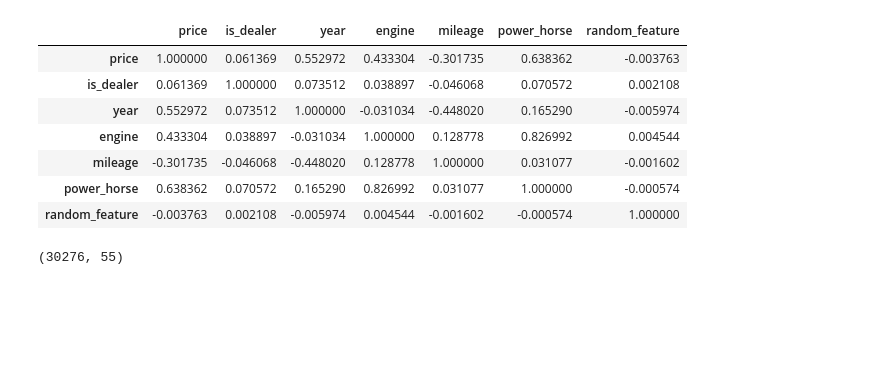
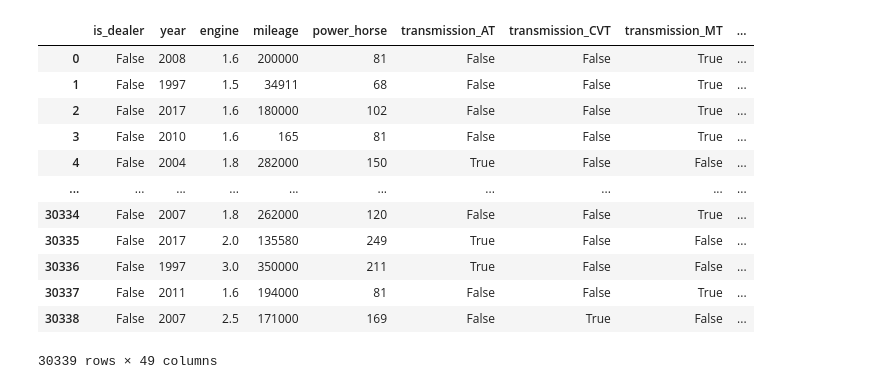
Before and after one commit to butuzovzeleboba/AutoInsight, a Jupyter notebook: Notebooks/feature_selection.ipynb, the cells around one changed output. Drawn from its saved outputs; the diff is of its cells as text; code cells hidden in the pictures; blank space fills up the shorter version.

```diff
--- a/Notebooks/feature_selection.ipynb
+++ b/Notebooks/feature_selection.ipynb
@@ -11,16 +9,9 @@ df_ml = pd.read_csv('../data/ml_data.csv')
+# %%
+df_train = pd.read_csv('../data/train_data.csv')
+df_test = pd.read_csv('../data/test_data.csv')
 # %%
-df_ml['random_feature'] = np.random.standard_normal(len(df_ml))
+df_train['random_feature'] = np.random.standard_normal(len(df_train))
+df_test['random_feature'] = np.random.standard_normal(len(df_test))
-# %%
-df_ml.corr(numeric_only=True)
-# %% [output]
-|  | price | is_dealer | year | engine | mileage | power_horse | random_feature |
-| price | 1.000000 | 0.061369 | 0.552972 | 0.433304 | -0.301735 | 0.638362 | -0.003763 |
-| is_dealer | 0.061369 | 1.000000 | 0.073512 | 0.038897 | -0.046068 | 0.070572 | 0.002108 |
-| year | 0.552972 | 0.073512 | 1.000000 | -0.031034 | -0.448020 | 0.165290 | -0.005974 |
-| engine | 0.433304 | 0.038897 | -0.031034 | 1.000000 | 0.128778 | 0.826992 | 0.004544 |
-| mileage | -0.301735 | -0.046068 | -0.448020 | 0.128778 | 1.000000 | 0.031077 | -0.001602 |
-| power_horse | 0.638362 | 0.070572 | 0.165290 | 0.826992 | 0.031077 | 1.000000 | -0.000574 |
-| random_feature | -0.003763 | 0.002108 | -0.005974 | 0.004544 | -0.001602 | -0.000574 | 1.000000 |
 # %%
 def eval_metrics(y_test, y_pred):
     rmse = root_mean_squared_error(y_test, y_pred)
@@ -45,17 +36,27 @@ def catboost_learn_predict(params, X_train, X_test, y_train, y_test, features:li
     _, _, mape, _ = eval_metrics(y_test, y_pred)
 
     return mape
-# %%
-X = df_ml.drop(['price', 'ad_description'], axis=1)
-X_numeric = pd.get_dummies(X, columns=[
-        'is_dealer', 'transmission', 'car_body',
-        'wheel_drive','fuel_type', 'brand',
-        'region',
-        ])
-y = df_ml['price']
-X_train, X_test, y_train, y_test = train_test_split(X_numeric, y, test_size=0.25)
-X_train.shape
-# %% [output]
-(30276, 55)
+# %%
+X_train = df_train.drop(['price', 'text'], axis=1)
+y_train = df_train['price']
+
+X_test = df_test.drop(['price', 'text'], axis=1)
+y_test = df_test['price']
+# %%
+X_train
+# %% [output]
+|  | is_dealer | year | engine | mileage | power_horse | transmission_AT | transmission_CVT | transmission_MT | ... |
+| 0 | False | 2008 | 1.6 | 200000 | 81 | False | False | True | ... |
+| 1 | False | 1997 | 1.5 | 34911 | 68 | False | False | True | ... |
+| 2 | False | 2017 | 1.6 | 180000 | 102 | False | False | True | ... |
+| 3 | False | 2010 | 1.6 | 165 | 81 | False | False | True | ... |
+| 4 | False | 2004 | 1.8 | 282000 | 150 | True | False | False | ... |
+| ... | ... | ... | ... | ... | ... | ... | ... | ... | ... |
+| 30334 | False | 2007 | 1.8 | 262000 | 120 | False | False | True | ... |
+| 30335 | False | 2017 | 2.0 | 135580 | 249 | True | False | False | ... |
+| 30336 | False | 1997 | 3.0 | 350000 | 211 | True | False | False | ... |
+| 30337 | False | 2011 | 1.6 | 194000 | 81 | False | False | True | ... |
+| 30338 | False | 2007 | 2.5 | 171000 | 169 | False | True | False | ... |
+30339 rows × 49 columns
 # %%
 params = {
```
Also changed, not shown: parts of 7 cells of this notebook, 3 other files.
